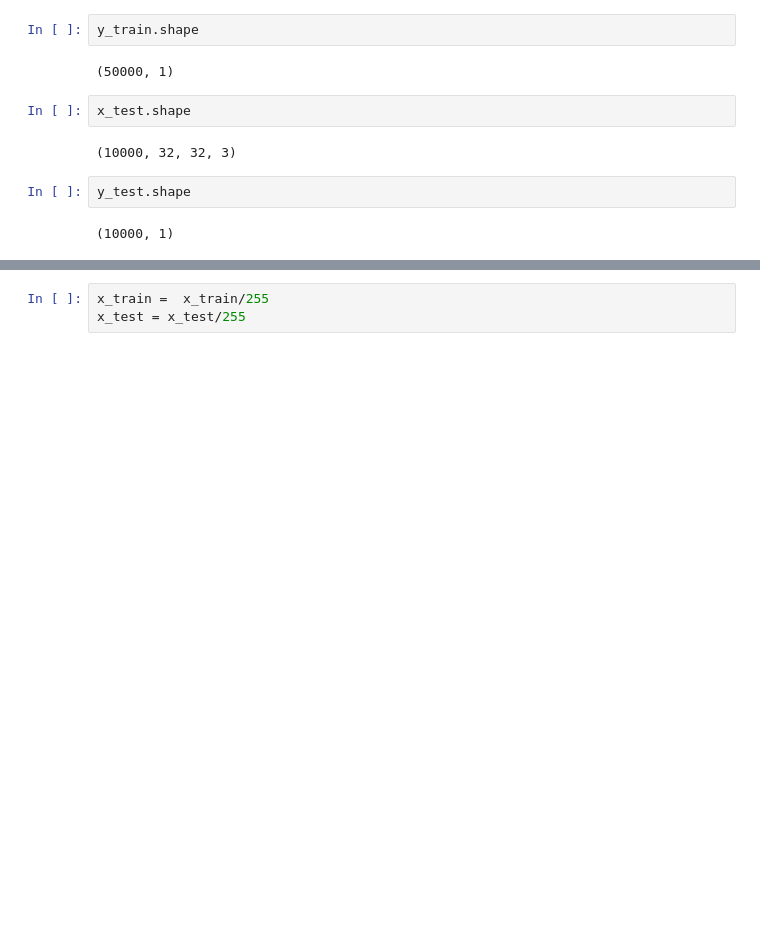
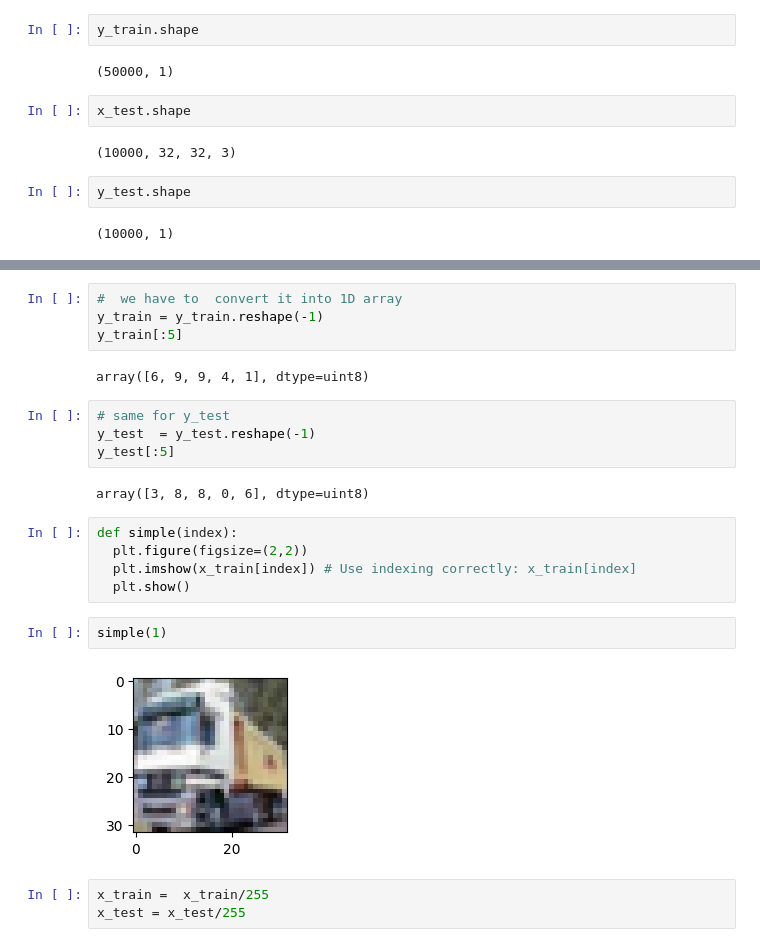
Before and after one commit to MudassirABBASSi/Age-Prediction, a Jupyter notebook: Image_Classifaction_with_Convolution_Neural_Network.ipynb, the cells around one changed output, grey strips where cells are left out. Cells and saved outputs as stored; diff of their text form; blank space fills up the shorter version.

```diff
--- a/Image_Classifaction_with_Convolution_Neural_Network.ipynb
+++ b/Image_Classifaction_with_Convolution_Neural_Network.ipynb
@@ -26,3 +39,24 @@ y_test.shape
+# %%
+#  we have to  convert it into 1D array
+y_train = y_train.reshape(-1)
+y_train[:5]
+# %% [output]
+array([6, 9, 9, 4, 1], dtype=uint8)
+# %%
+# same for y_test
+y_test  = y_test.reshape(-1)
+y_test[:5]
+# %% [output]
+array([3, 8, 8, 0, 6], dtype=uint8)
+# %%
+def simple(index):
+  plt.figure(figsize=(2,2))
+  plt.imshow(x_train[index]) # Use indexing correctly: x_train[index]
+  plt.show()
+# %%
+simple(1)
+# %% [output]
+[figure, added]
 # %%
 x_train =  x_train/255
 x_test = x_test/255
```
Also changed, not shown: parts of 11 cells of this notebook.
